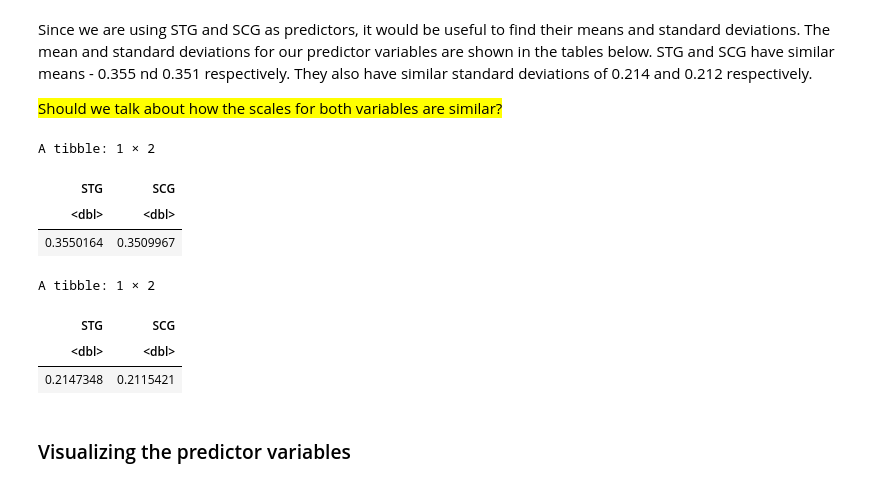
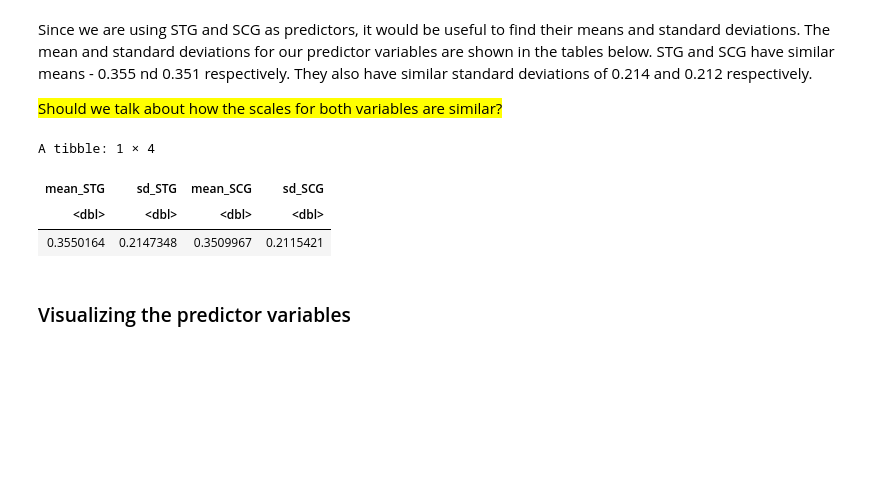
Before and after one commit to olivia-1221/Knowledge-Classification, a Jupyter notebook: report.ipynb, the cells around one changed output. Saved outputs shown, nothing was run; the diff lists cells and outputs as text; code cells hidden in the pictures; blank space fills up the shorter version.

Commit message:
summary stats of predictors

```diff
--- a/report.ipynb
+++ b/report.ipynb
@@ -126,26 +144,16 @@ A tibble: 4 × 3
 Since we are using STG and SCG as predictors, it would be useful to find their means and standard deviations. The mean and standard deviations for our predictor variables are shown in the tables below. STG and SCG have similar means - 0.355 nd 0.351 respectively. They also have similar standard deviations of 0.214 and 0.212 respectively.
 
 <mark>Should we talk about how the scales for both variables are similar?</mark>
-# %%
-knowledge_training_means <- knowledge_training %>%
-    select(STG, SCG) %>%
-    map_df(mean)
-
-knowledge_training_sd <- knowledge_training %>%
-    select(STG, SCG) %>%
-    map_df(sd)
-
-knowledge_training_means
-knowledge_training_sd
-# %% [output]
-A tibble: 1 × 2
-| STG | SCG |
-| <dbl> | <dbl> |
-| 0.3550164 | 0.3509967 |
-A tibble: 1 × 2
-| STG | SCG |
-| <dbl> | <dbl> |
-| 0.2147348 | 0.2115421 |
+# %%
+knowledge_training_summary <- knowledge_training %>%
+                                summarize(mean_STG = mean(STG), sd_STG = sd(STG), mean_SCG = mean(SCG), sd_SCG = sd(SCG))
+
+knowledge_training_summary
+# %% [output]
+A tibble: 1 × 4
+| mean_STG | sd_STG | mean_SCG | sd_SCG |
+| <dbl> | <dbl> | <dbl> | <dbl> |
+| 0.3550164 | 0.2147348 | 0.3509967 | 0.2115421 |
 # %% [markdown]
 ### Visualizing the predictor variables
 # %% [markdown]
```
Also changed, not shown: parts of 2 cells of this notebook.
